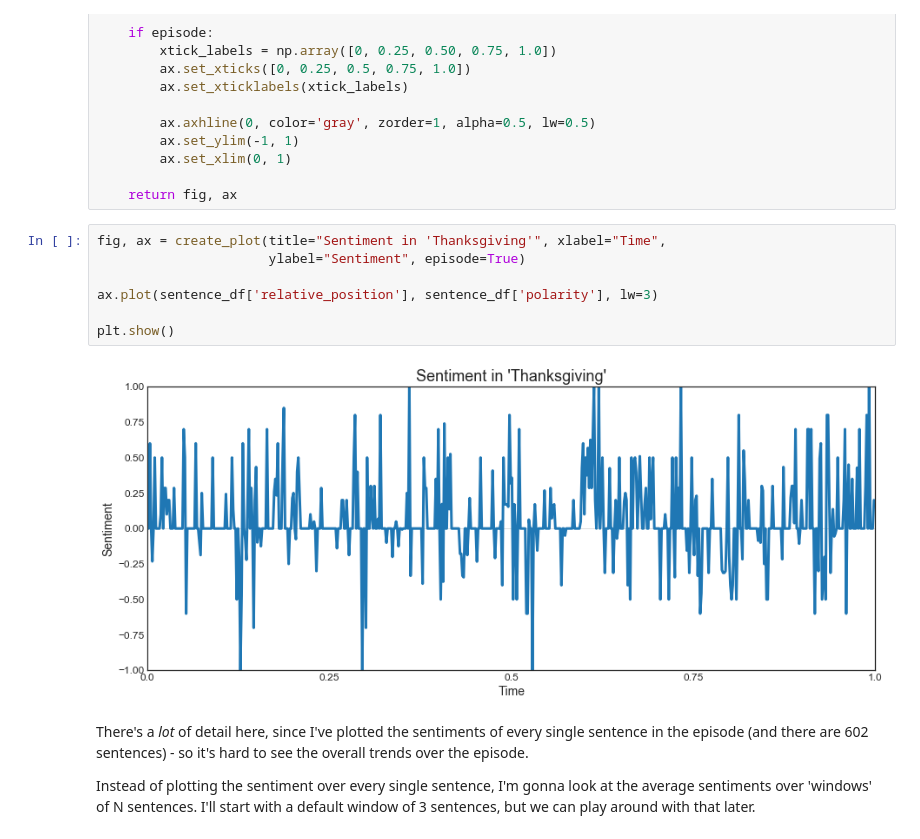
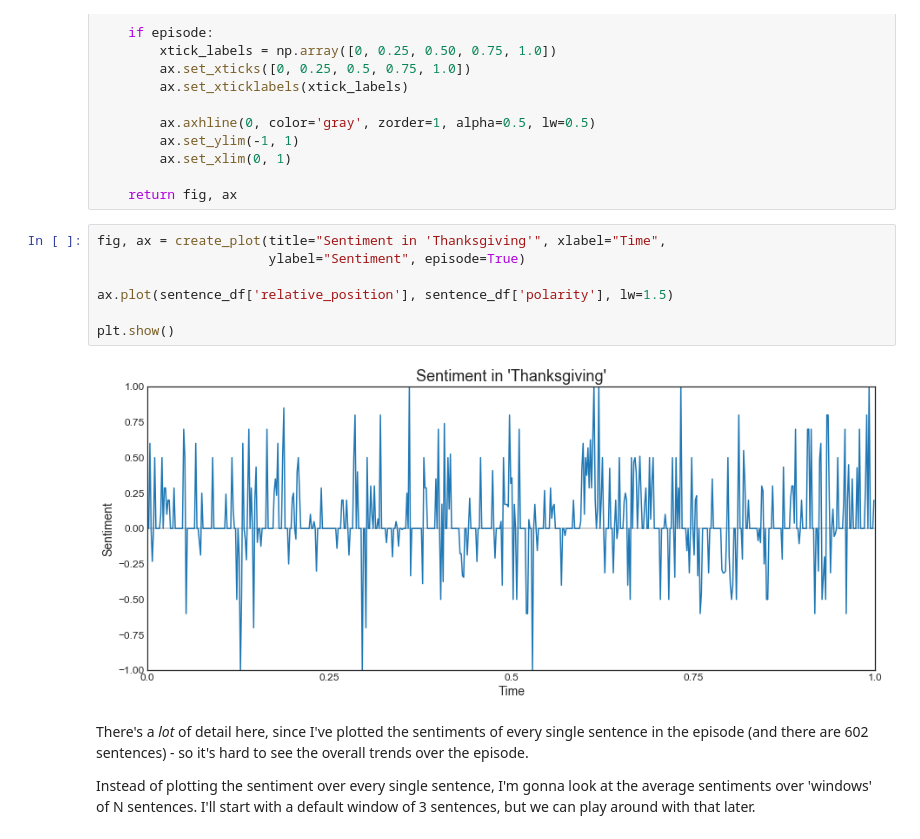
Before and after one commit to ashleyshine/feels, a Jupyter notebook: feels.ipynb, the cells around one changed output. Drawn from its saved outputs; the diff is of its cells as text.

```diff
--- a/feels.ipynb
+++ b/feels.ipynb
@@ -150,12 +150,12 @@ def create_plot(figsize=(15,6), title="", xlabel="", ylabel="", fig=None, ax=Non
 # %%
 fig, ax = create_plot(title="Sentiment in 'Thanksgiving'", xlabel="Time",
                       ylabel="Sentiment", episode=True)
 
-ax.plot(sentence_df['relative_position'], sentence_df['polarity'], lw=3)
+ax.plot(sentence_df['relative_position'], sentence_df['polarity'], lw=1.5)
 
 plt.show()
 # %% [output]
-[figure, old version]
+[figure, new version]
 # %% [markdown]
 There's a *lot* of detail here, since I've plotted the sentiments of every single sentence in the episode (and there are 602 sentences) - so it's hard to see the overall trends over the episode.
 
```
Also changed, not shown: parts of 5 cells of this notebook.
